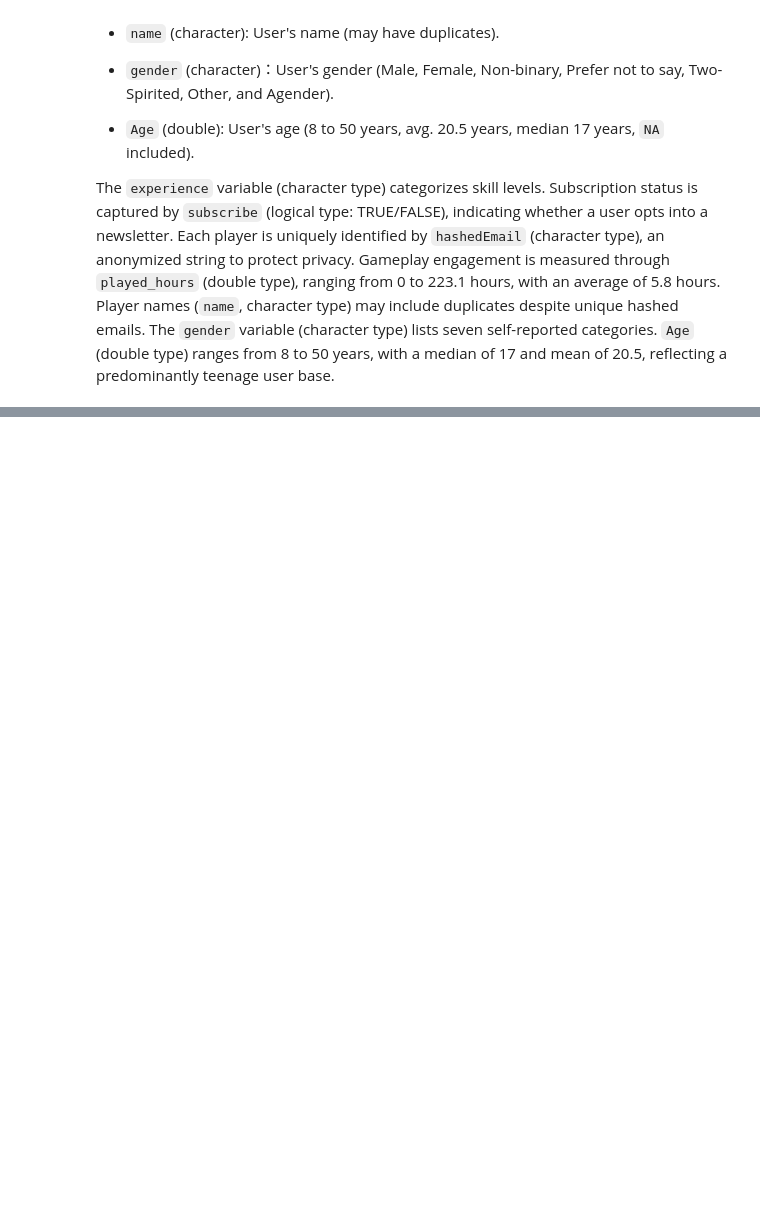
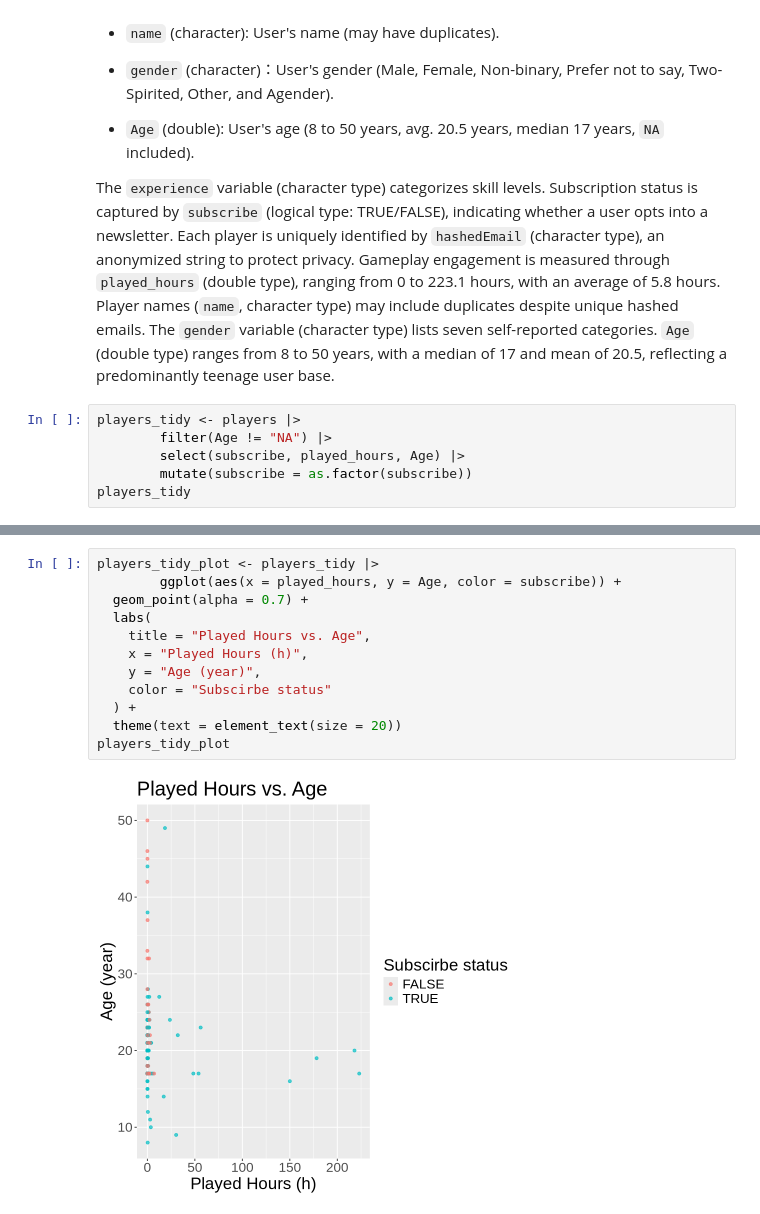
Before and after one commit to linq060119/group-project, a Jupyter notebook: final report.ipynb, the cells around one changed output, grey strips where cells are left out. Drawn from its saved outputs; the diff is of its cells as text; blank space fills up the shorter version.

```diff
--- a/final report.ipynb
+++ b/final report.ipynb
@@ -54,3 +62,9 @@ In this project, we will focus on the player.csv dataset, which was collected by
 * `Age` (double): User's age (8 to 50 years, avg. 20.5 years, median 17 years, `NA` included).
 
 The `experience` variable (character type) categorizes skill levels. Subscription status is captured by `subscribe` (logical type: TRUE/FALSE), indicating whether a user opts into a newsletter. Each player is uniquely identified by `hashedEmail` (character type), an anonymized string to protect privacy. Gameplay engagement is measured through `played_hours` (double type), ranging from 0 to 223.1 hours, with an average of 5.8 hours. Player names (`name`, character type) may include duplicates despite unique hashed emails. The `gender` variable (character type) lists seven self-reported categories. `Age` (double type) ranges from 8 to 50 years, with a median of 17 and mean of 20.5, reflecting a predominantly teenage user base.
+# %%
+players_tidy <- players |>
+        filter(Age != "NA") |>
+        select(subscribe, played_hours, Age) |>
+        mutate(subscribe = as.factor(subscribe))
+players_tidy
@@ -56,0 +86,14 @@ The `experience` variable (character type) categorizes skill levels. Subscriptio
+# %%
+players_tidy_plot <- players_tidy |>
+        ggplot(aes(x = played_hours, y = Age, color = subscribe)) +
+  geom_point(alpha = 0.7) +
+  labs(
+    title = "Played Hours vs. Age",
+    x = "Played Hours (h)",
+    y = "Age (year)",
+    color = "Subscirbe status"
+  ) +
+  theme(text = element_text(size = 20))
+players_tidy_plot
+# %% [output]
+[figure, added]
```
Also changed, not shown: parts of 8 cells of this notebook.
